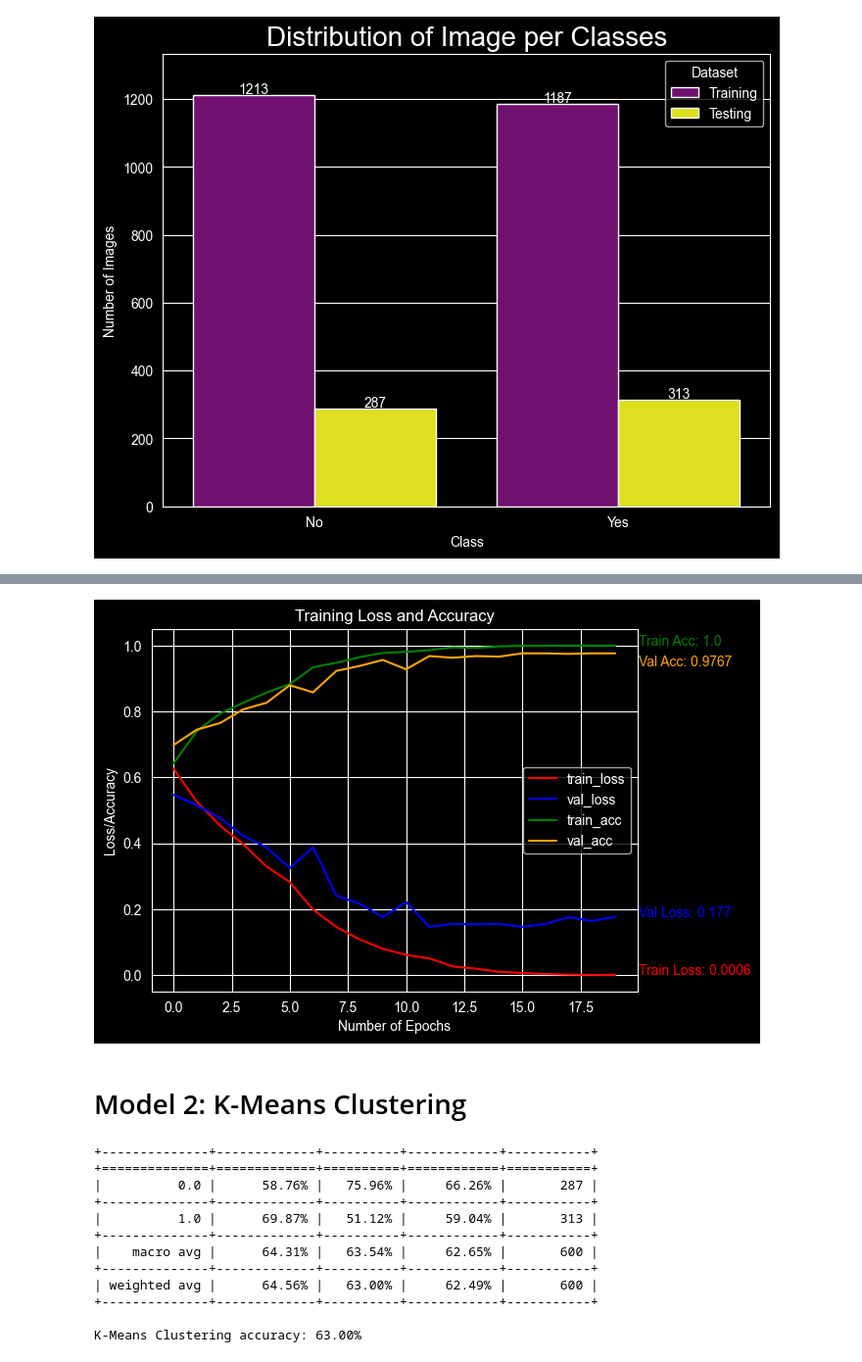
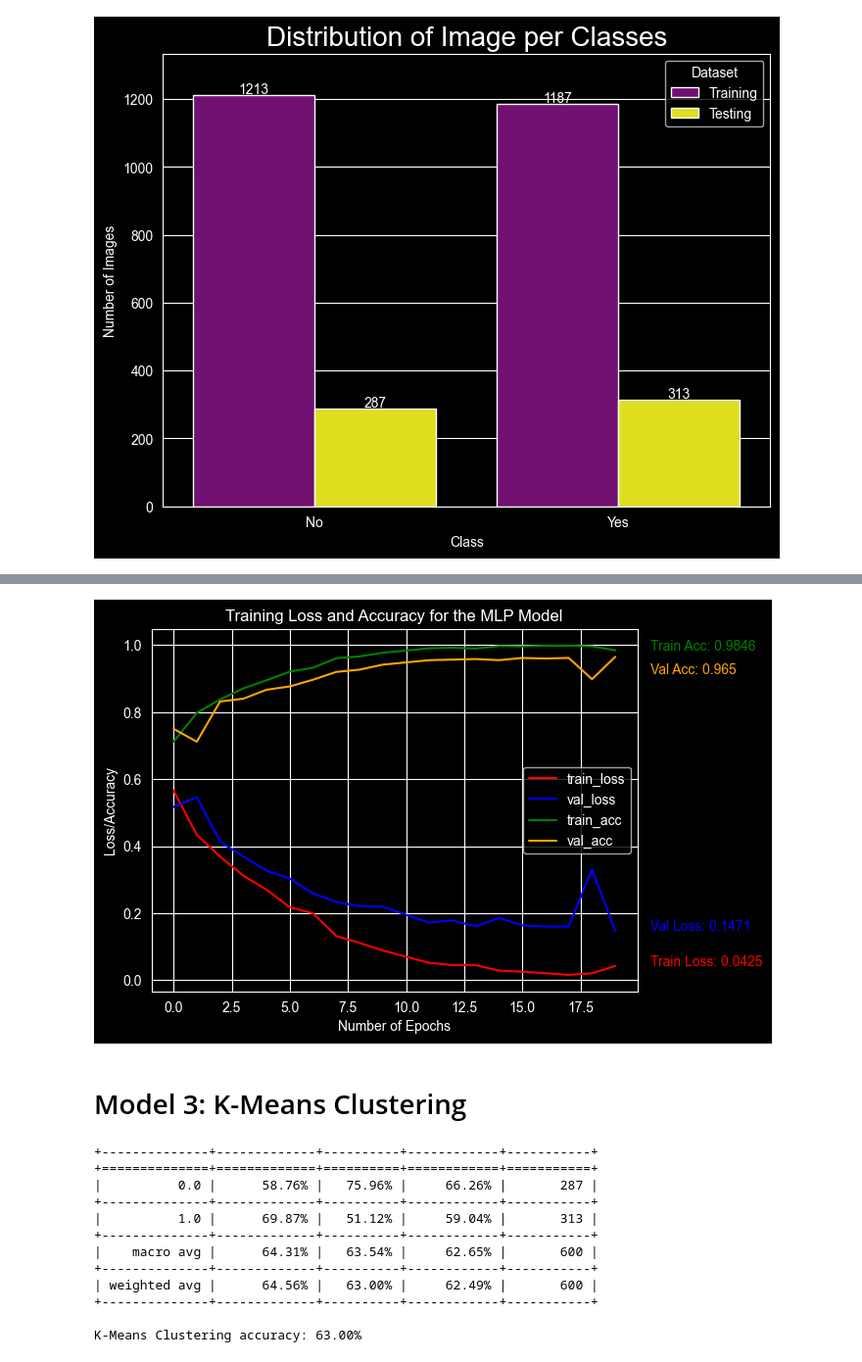
Before and after one commit to AliZ786/COMP-478, a Jupyter notebook: COMP478_Project.ipynb, the cells around one changed output, grey strips where cells are left out. Shown at 98% size. Saved outputs shown, nothing was run; the diff lists cells and outputs as text; code cells hidden in the pictures.

Commit message:
Added the MLP model

```diff
--- a/COMP478_Project.ipynb
+++ b/COMP478_Project.ipynb
@@ -187,0 +218,18 @@ Epoch 20/20
+# %%
+# Load and normalize the images
+X_train_norm = np.array(load_images(X_train))
+X_test_norm = np.array(load_images(X_test))
+
+# Define the model architecture
+model = Sequential([
+    Flatten(input_shape=(150, 150, 3)),
+    Dense(128, activation="relu"),
+    Dense(64, activation="relu"),
+    Dense(1, activation="sigmoid")
+])
+
+# Compile the model
+model.compile(optimizer="adam", loss="binary_crossentropy", metrics=["accuracy"])
+
+# Train the model for 20 epochs
+history = model.fit(X_train_norm, y_train, epochs=20, validation_data=(X_test_norm, y_test))
@@ -188,33 +254,33 @@ Epoch 20/20
 # %%
 # plot the training loss and accuracy with dark background and dark plot
 plt.style.use("dark_background")
 fig = plt.figure(facecolor='black')
 plt.plot(history.history["loss"], color='red', label="train_loss")
 plt.plot(history.history["val_loss"], color='blue', label="val_loss")
 plt.plot(history.history["accuracy"], color='green', label="train_acc")
 plt.plot(history.history["val_accuracy"], color='orange', label="val_acc")
-plt.title("Training Loss and Accuracy", color='white')
+plt.title("Training Loss and Accuracy for the MLP Model", color='white')
 plt.xlabel("Number of Epochs", color='white')
 plt.ylabel("Loss/Accuracy", color='white')
 plt.legend(loc="center right")
 
 # Get final training and validation loss/accuracy values
 train_loss_final = round(history.history["loss"][-1], 4)
 val_loss_final = round(history.history["val_loss"][-1], 4)
 train_acc_final = round(history.history["accuracy"][-1], 4)
 val_acc_final = round(history.history["val_accuracy"][-1], 4)
 
 # Add final values to the plot
-plt.text(len(history.history["loss"]), train_loss_final, f'Train Loss: {train_loss_final}', fontsize=10, color='red')
-plt.text(len(history.history["val_loss"]), val_loss_final, f'Val Loss: {val_loss_final}', fontsize=10, color='blue')
-plt.text(len(history.history["accuracy"]), train_acc_final, f'Train Acc: {train_acc_final}', fontsize=10, color='green')
-plt.text(len(history.history["val_accuracy"]), val_acc_final-0.04, f'Val Acc: {val_acc_final}', fontsize=10, color='orange')
+plt.text(len(history.history["loss"])+0.5, train_loss_final, f'Train Loss: {train_loss_final}', fontsize=10, color='red')
+plt.text(len(history.history["val_loss"]) +0.5, val_loss_final, f'Val Loss: {val_loss_final}', fontsize=10, color='blue')
+plt.text(len(history.history["accuracy"]) +0.5, train_acc_final, f'Train Acc: {train_acc_final}', fontsize=10, color='green')
+plt.text(len(history.history["val_accuracy"])+0.5, val_acc_final-0.05, f'Val Acc: {val_acc_final}', fontsize=10, color='orange')
 
 plt.show()
 # %% [output]
-[figure, old version]
+[figure, new version]
 # %% [markdown]
-# Model 2: K-Means Clustering
+# Model 3: K-Means Clustering
 # %%
 # Load and normalize the images
 X_train_norm = np.array(load_images(X_train))
```
Also changed, not shown: parts of 5 cells of this notebook.
